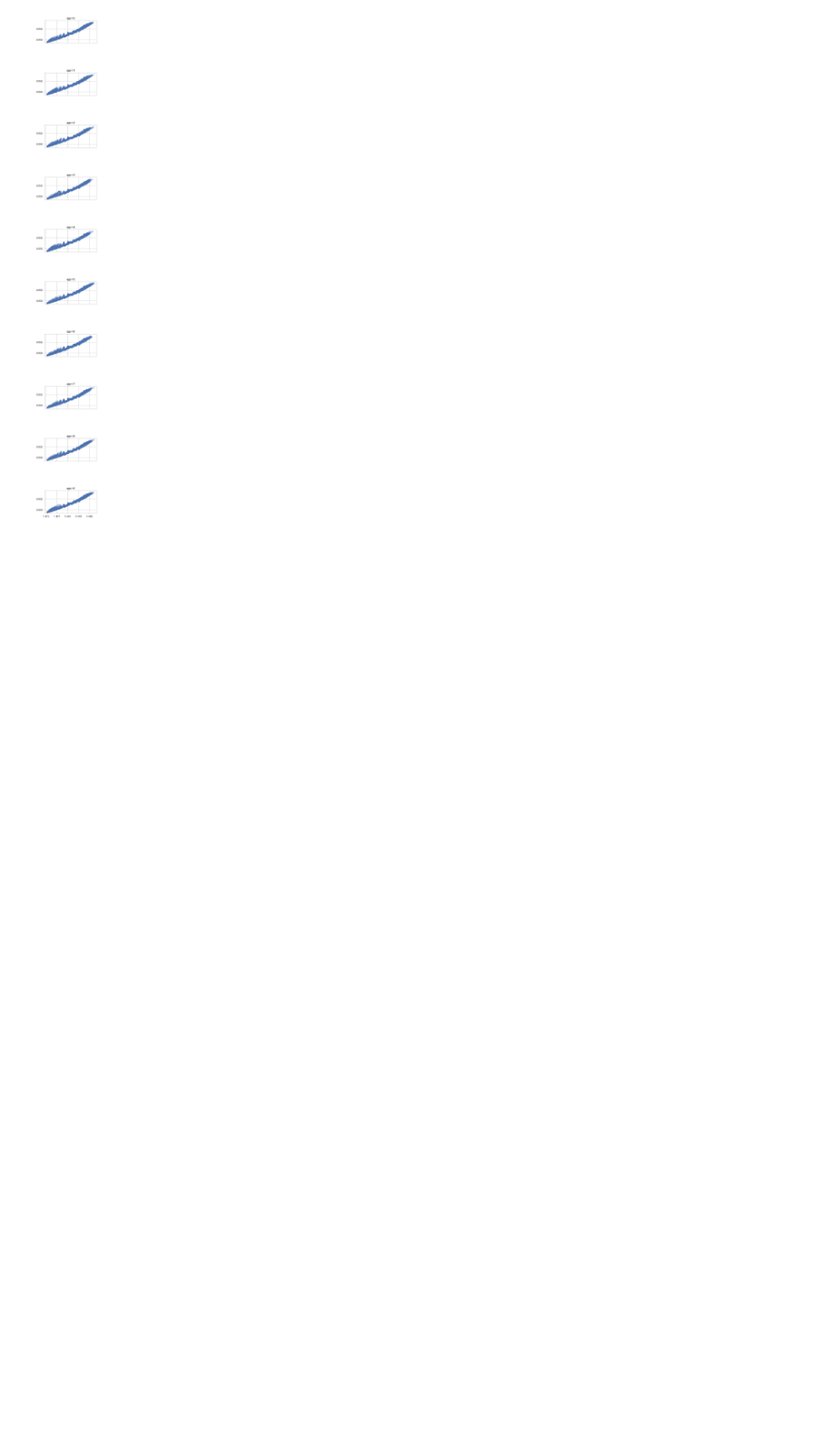
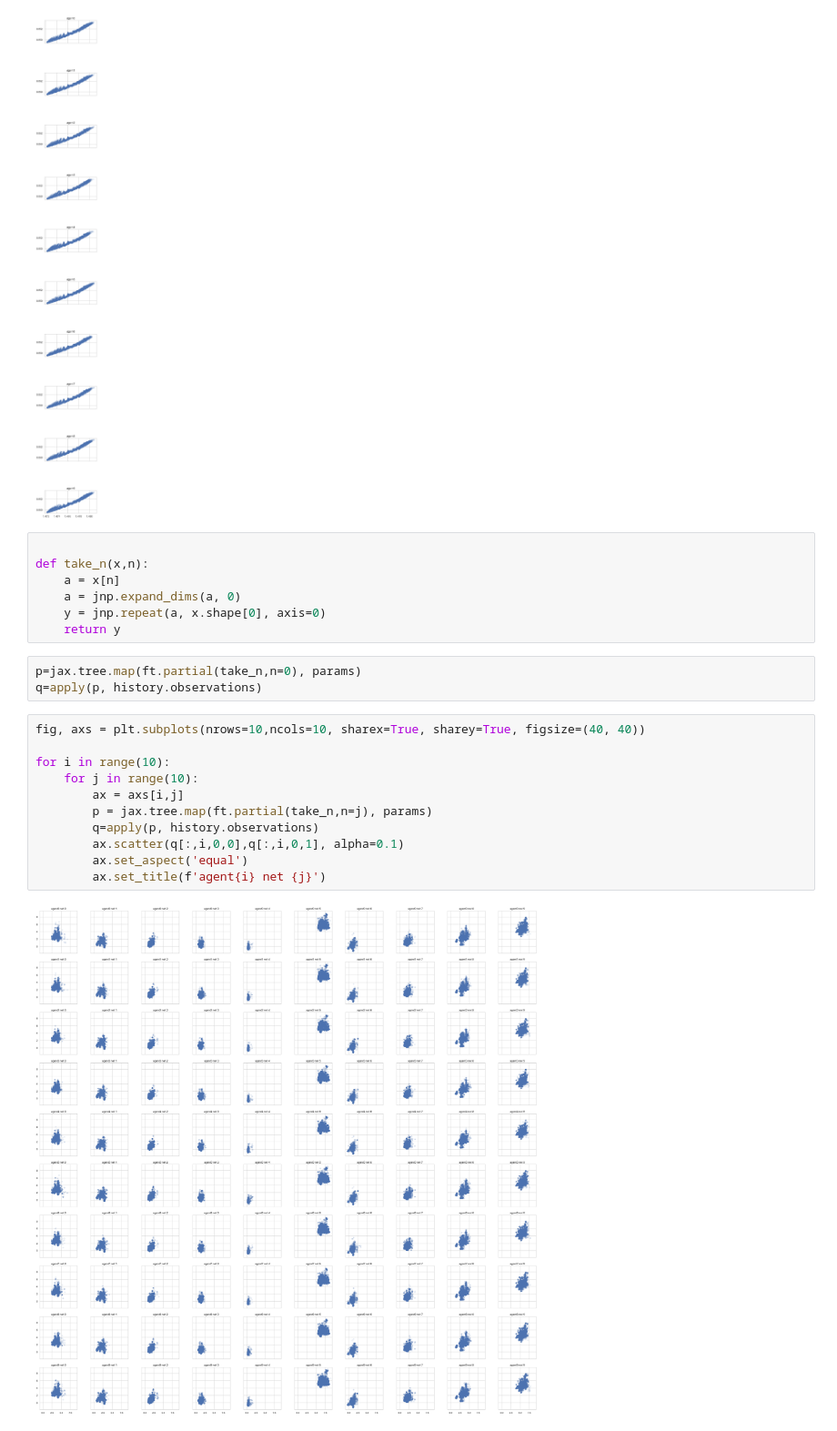
Before and after one commit to mldr-devs/ltc, a Jupyter notebook: explain/explainability.ipynb, the cells around one changed output. Shown at 91% size. Drawn from its saved outputs; the diff is of its cells as text; blank space fills up the shorter version.

Commit message:
Check params all to all

```diff
--- a/explain/explainability.ipynb
+++ b/explain/explainability.ipynb
@@ -75,3 +75,26 @@ aq = apply(aparams, history.observations)
 plot_q(aq)
 # %% [output]
 [figure]
+# %%
+
+def take_n(x,n):
+    a = x[n]
+    a = jnp.expand_dims(a, 0)
+    y = jnp.repeat(a, x.shape[0], axis=0)
+    return y
+# %%
+p=jax.tree.map(ft.partial(take_n,n=0), params)
+q=apply(p, history.observations)
+# %%
+fig, axs = plt.subplots(nrows=10,ncols=10, sharex=True, sharey=True, figsize=(40, 40))
+
+for i in range(10):
+    for j in range(10):
+        ax = axs[i,j]
+        p = jax.tree.map(ft.partial(take_n,n=j), params)
+        q=apply(p, history.observations)
+        ax.scatter(q[:,i,0,0],q[:,i,0,1], alpha=0.1)
+        ax.set_aspect('equal')
+        ax.set_title(f'agent{i} net {j}')
+# %% [output]
+[figure, added]
```
